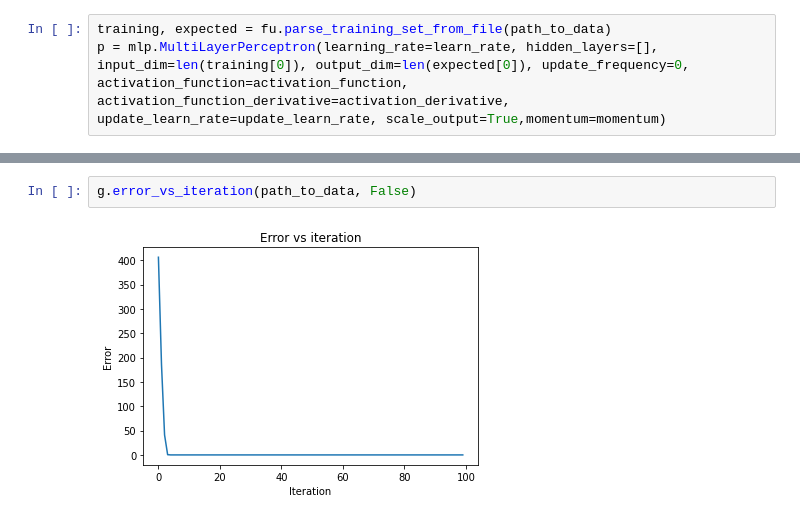
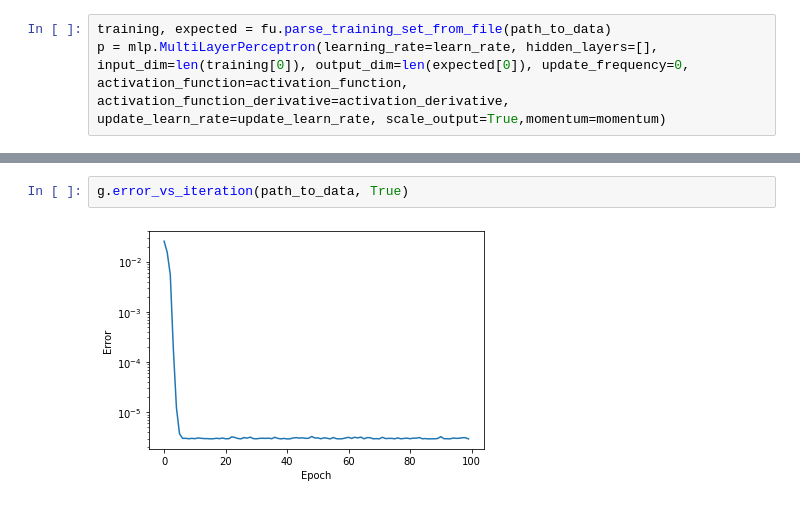
Before and after one commit to camilaborinsky/SIA-tps, a Jupyter notebook: TP3/results_2.ipynb, the cells around one changed output, grey strips where cells are left out. Saved outputs shown, nothing was run; the diff lists cells and outputs as text.

```diff
--- a/TP3/results_2.ipynb
+++ b/TP3/results_2.ipynb
@@ -41,4 +42,4 @@ p.train(training, expected, epoch_limit, callback=(lambda e, error, weights, out
 # %%
-g.error_vs_iteration(path_to_data, False)
+g.error_vs_iteration(path_to_data, True)
 # %% [output]
-[figure, old version]
+[figure, new version]
```
Also changed, not shown: parts of 10 cells of this notebook, 15 other files.
